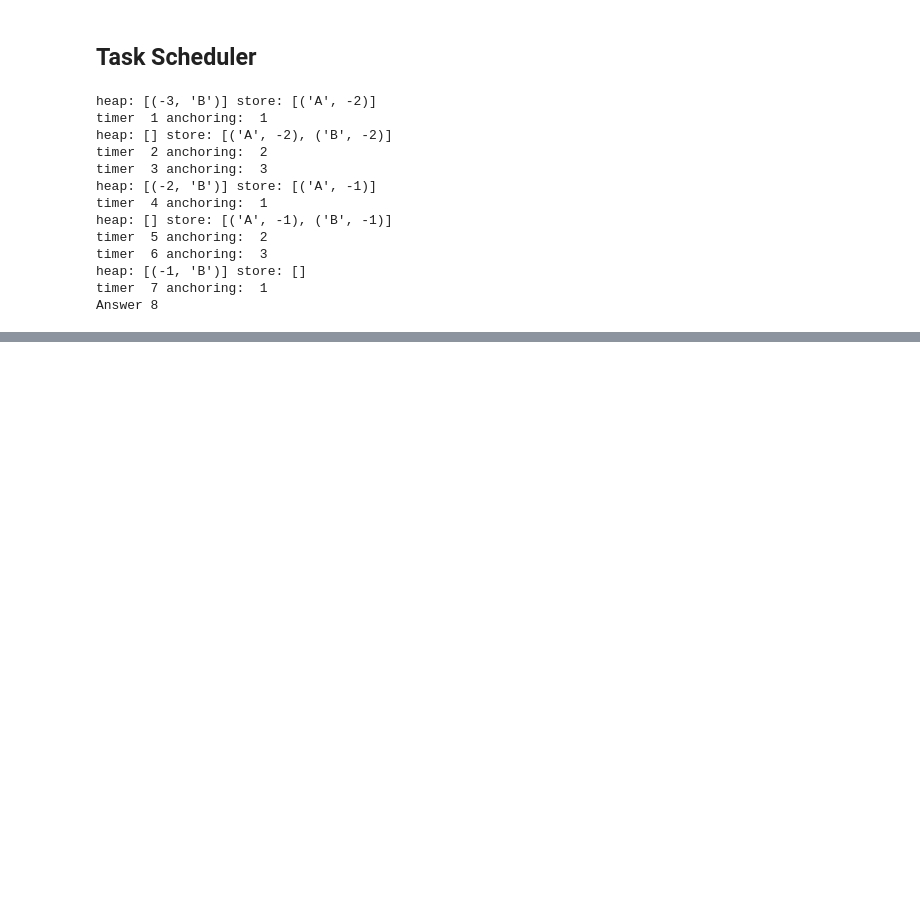
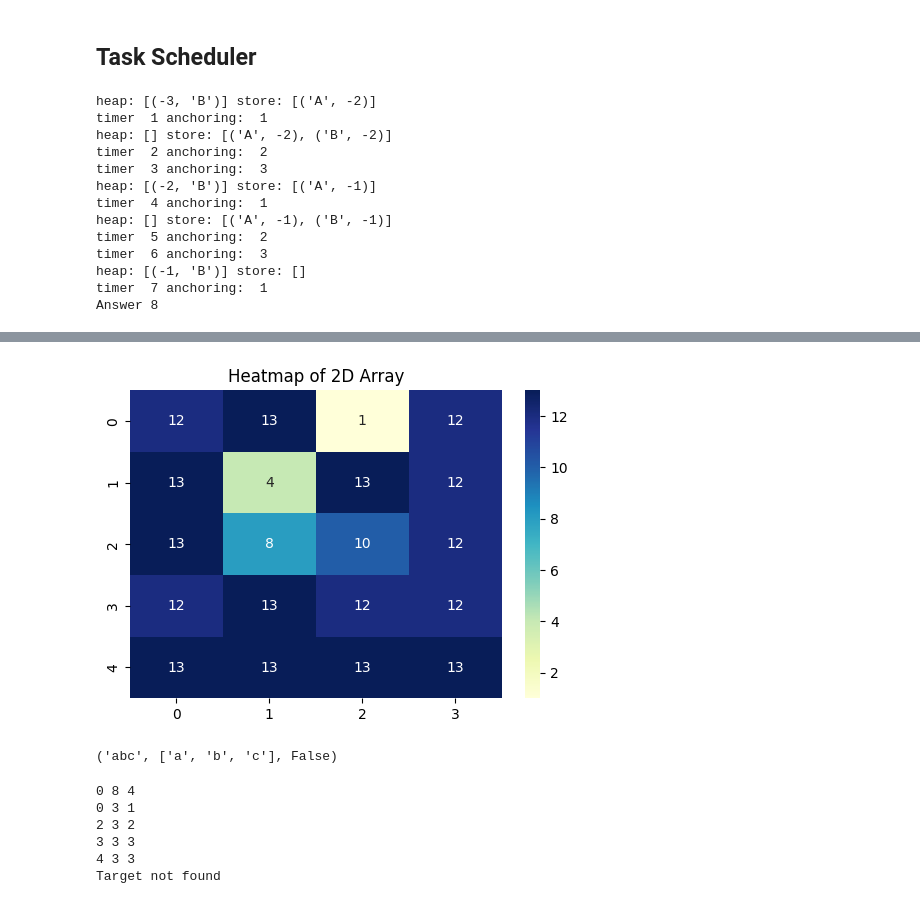
Before and after one commit to Chrislai502/yeetkoding, a Jupyter notebook: main.ipynb, the cells around one changed output, grey strips where cells are left out. Cells and saved outputs as stored; diff of their text form; code cells hidden in the pictures; blank space fills up the shorter version.

```diff
--- a/main.ipynb
+++ b/main.ipynb
@@ -314,0 +752,66 @@ Answer 8
+# %%
+import seaborn as sns
+import matplotlib.pyplot as plt
+
+# Define your 2D array
+data = [
+    [12, 13, 1, 12],
+    [13, 4, 13, 12],
+    [13, 8, 10, 12],
+    [12, 13, 12, 12],
+    [13, 13, 13, 13]
+]
+
+# Create the heatmap
+plt.figure(figsize=(6, 4))  # Optional: Adjust the figure size
+sns.heatmap(data, annot=True, cmap="YlGnBu", cbar=True)  # annot=True adds values on the heatmap
+
+# Add title (optional)
+plt.title('Heatmap of 2D Array')
+
+# Display the heatmap
+plt.show()
+# %% [output]
+[figure, added]
+# %%
+a = "abc"
+b = [i for i in a]
+a, b, a == b
+# %% [output]
+('abc', ['a', 'b', 'c'], False)
+# %%
+# Binary Search
+
+def binary_search(arr, target):
+    left, right = 0, len(arr) - 1
+
+    while left <= right:
+        mid = (left + right) // 2  # Find the middle index
+        print(left, right, mid)
+
+        # print(mid, left, right)
+        if arr[mid] == target:
+            return mid  # Return the index where the target is found
+        elif arr[mid] < target:
+            left = mid + 1  # Search in the right half
+        else:
+            right = mid - 1  # Search in the left half
+    print(left, right, mid)
+    return -1  # Return -1 if the target is not found
+
+# Example usage
+arr = [1, 3, 5, 7, 9, 11, 13, 15, 17]
+target = 8
+result = binary_search(arr, target)
+
+if result != -1:
+    print(f"Target found at index {result}")
+else:
+    print("Target not found")
+# %% [output]
+0 8 4
+0 3 1
+2 3 2
+3 3 3
+4 3 3
+Target not found
```
Also changed, not shown: parts of 26 cells of this notebook, 6 other files.
